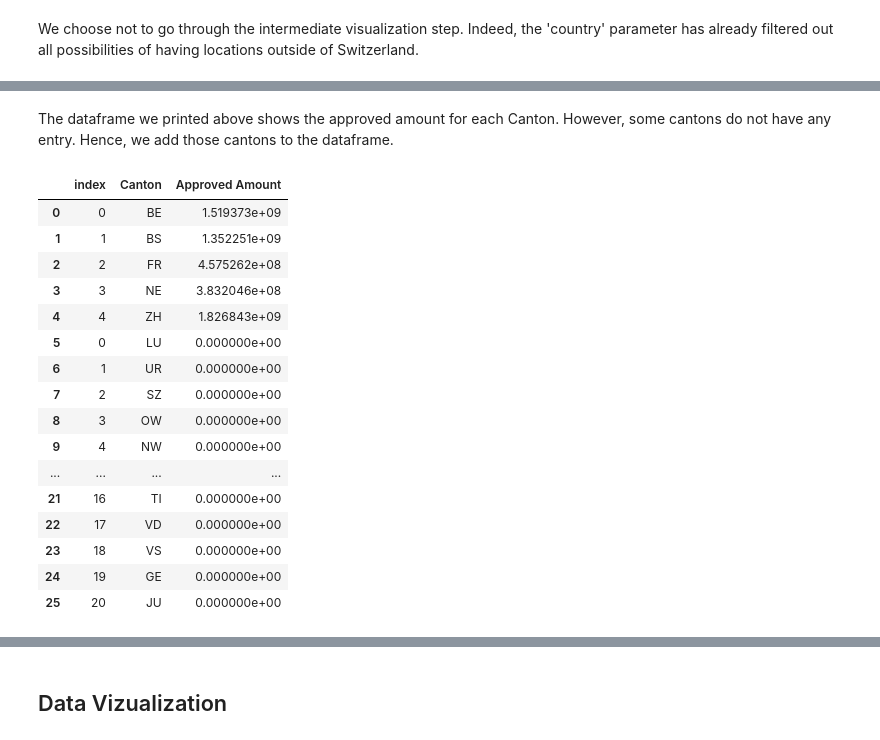
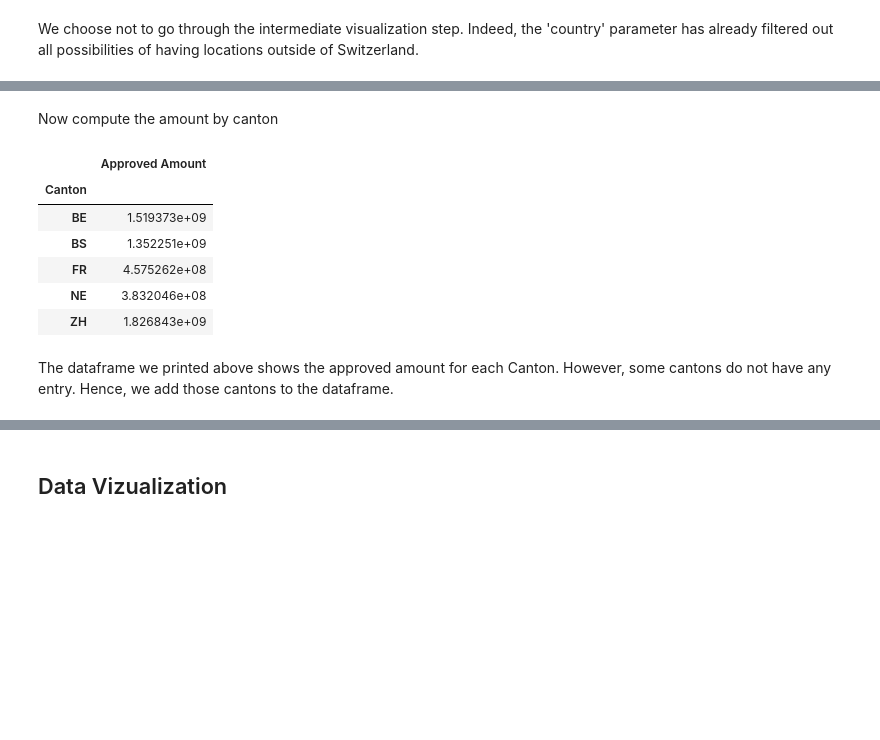
Before and after one commit to loistal/ADA_lab1, a Jupyter notebook: 03 - Interactive Viz/Grant Money Viz.ipynb, the cells around one changed output, grey strips where cells are left out. Drawn from its saved outputs; the diff is of its cells as text; code cells hidden in the pictures; blank space fills up the shorter version.

```diff
--- a/03 - Interactive Viz/Grant Money Viz.ipynb
+++ b/03 - Interactive Viz/Grant Money Viz.ipynb
@@ -184,38 +149,23 @@ canton_appr_amt
+# %% [markdown]
+Now compute the amount by canton
+# %%
+# Try to convert to integer, if not possible return 0
+def to_int(x):
+    try:
+        return float(x)
+    except:
+        return 0
+
+projects['Approved Amount'] = projects['Approved Amount'].apply(to_int)
+projects = projects.groupby('Canton').sum()
+projects
+# %% [output]
+|  | Approved Amount |
+| Canton |  |
+| BE | 1.519373e+09 |
+| BS | 1.352251e+09 |
+| FR | 4.575262e+08 |
+| NE | 3.832046e+08 |
+| ZH | 1.826843e+09 |
 # %% [markdown]
 The dataframe we printed above shows the approved amount for each Canton. However, some cantons do not have any entry. Hence, we add those cantons to the dataframe.
-# %%
-# Returns the difference between the first and the second list
-def diff(first, second):
-    second = set(second)
-    return [item for item in first if item not in second]
-
-# All the cantons missing from the previous table
-remaining_cantons = diff(cantons_ids, canton_appr_amt['Canton'])
-
-# Add a column filled with zeros
-remaining_cantons = list(zip(remaining_cantons, np.zeros((len(remaining_cantons), ))))
-
-# Convert to dataframe
-df_remaining_cantons = pd.DataFrame(remaining_cantons_appr_amnt, columns=['Canton', 'Approved Amount'])
-
-# Append the remaining cantons to the cantons we already had
-all_cantons = canton_appr_amt.append(df_remaining_cantons)
-all_cantons = all_cantons.reset_index()
-# %% [output]
-|  | index | Canton | Approved Amount |
-| 0 | 0 | BE | 1.519373e+09 |
-| 1 | 1 | BS | 1.352251e+09 |
-| 2 | 2 | FR | 4.575262e+08 |
-| 3 | 3 | NE | 3.832046e+08 |
-| 4 | 4 | ZH | 1.826843e+09 |
-| 5 | 0 | LU | 0.000000e+00 |
-| 6 | 1 | UR | 0.000000e+00 |
-| 7 | 2 | SZ | 0.000000e+00 |
-| 8 | 3 | OW | 0.000000e+00 |
-| 9 | 4 | NW | 0.000000e+00 |
-| ... | ... | ... | ... |
-| 21 | 16 | TI | 0.000000e+00 |
-| 22 | 17 | VD | 0.000000e+00 |
-| 23 | 18 | VS | 0.000000e+00 |
-| 24 | 19 | GE | 0.000000e+00 |
-| 25 | 20 | JU | 0.000000e+00 |
```
Also changed, not shown: parts of 11 cells of this notebook.
